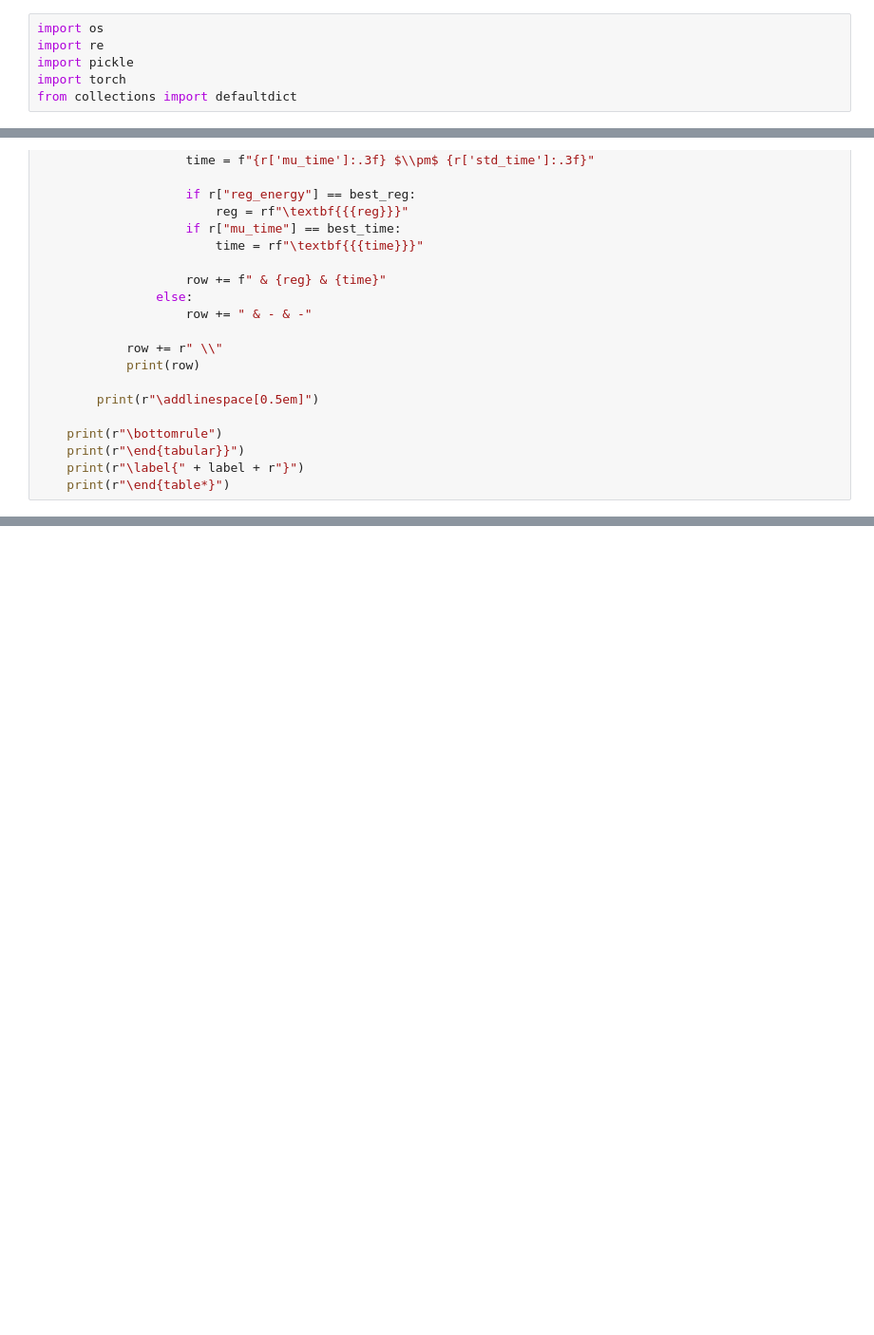
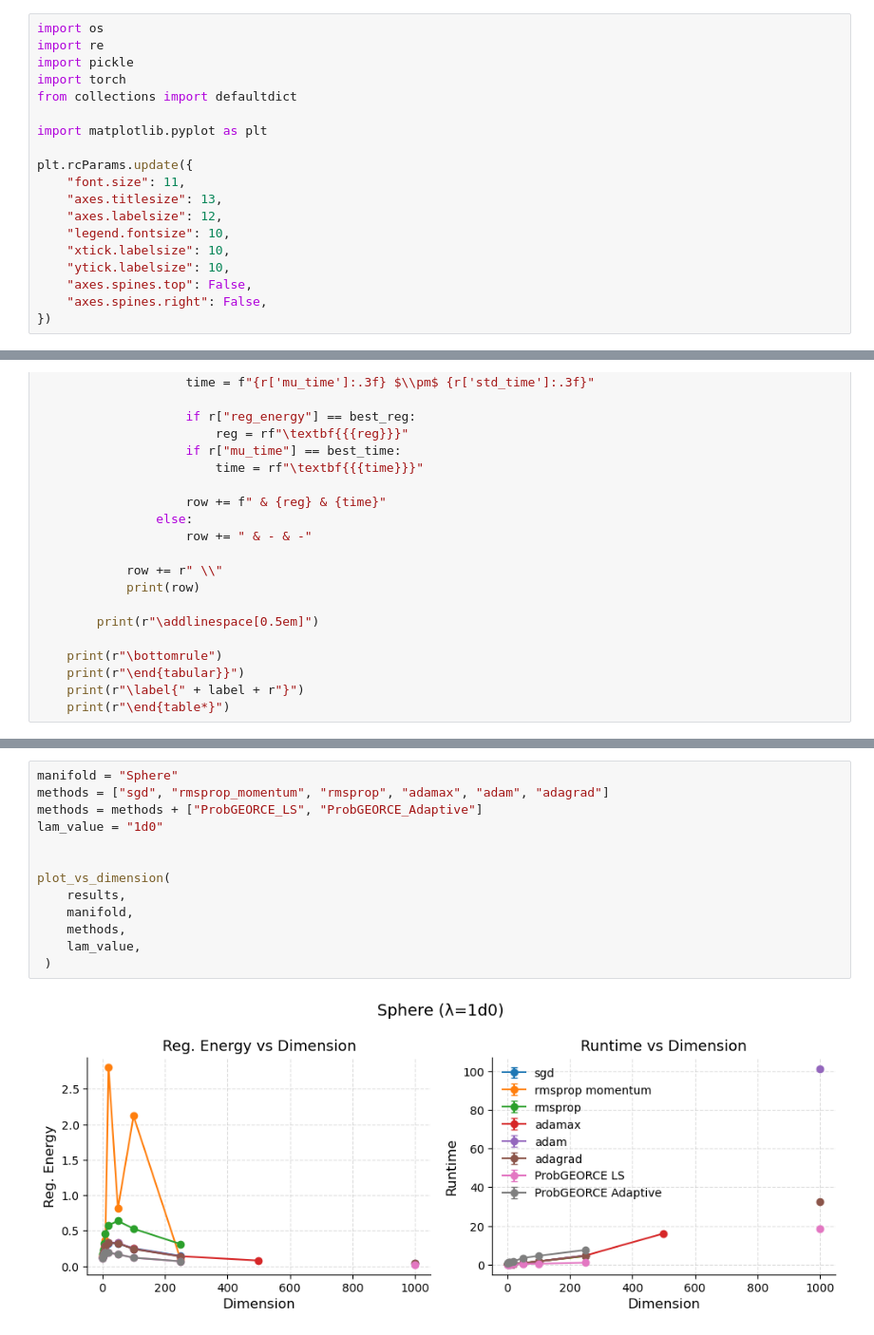
Before and after one commit to FrederikMR/likely_geometry, a Jupyter notebook: runtime.ipynb, the cells around one changed output, grey strips where cells are left out. Shown at 95% size. Cells and saved outputs as stored; diff of their text form; blank space fills up the shorter version.

```diff
--- a/runtime.ipynb
+++ b/runtime.ipynb
@@ -484,6 +484,19 @@ import re
 import pickle
 import torch
 from collections import defaultdict
+
+import matplotlib.pyplot as plt
+
+plt.rcParams.update({
+    "font.size": 11,
+    "axes.titlesize": 13,
+    "axes.labelsize": 12,
+    "legend.fontsize": 10,
+    "xtick.labelsize": 10,
+    "ytick.labelsize": 10,
+    "axes.spines.top": False,
+    "axes.spines.right": False,
+})
 # %%
 def load_experiment_results(
     base_path,
@@ -680,0 +1059,15 @@ defaultdict(<function __main__.load_experiment_results.<locals>.<lambda>()>,
+# %%
+manifold = "Sphere"
+methods = ["sgd", "rmsprop_momentum", "rmsprop", "adamax", "adam", "adagrad"]
+methods = methods + ["ProbGEORCE_LS", "ProbGEORCE_Adaptive"]
+lam_value = "1d0"
+
+
+plot_vs_dimension(
+    results,
+    manifold,
+    methods,
+    lam_value,
+ )
+# %% [output]
+[figure, added]
```
Also changed, not shown: parts of 10 cells of this notebook, 1 other file.
